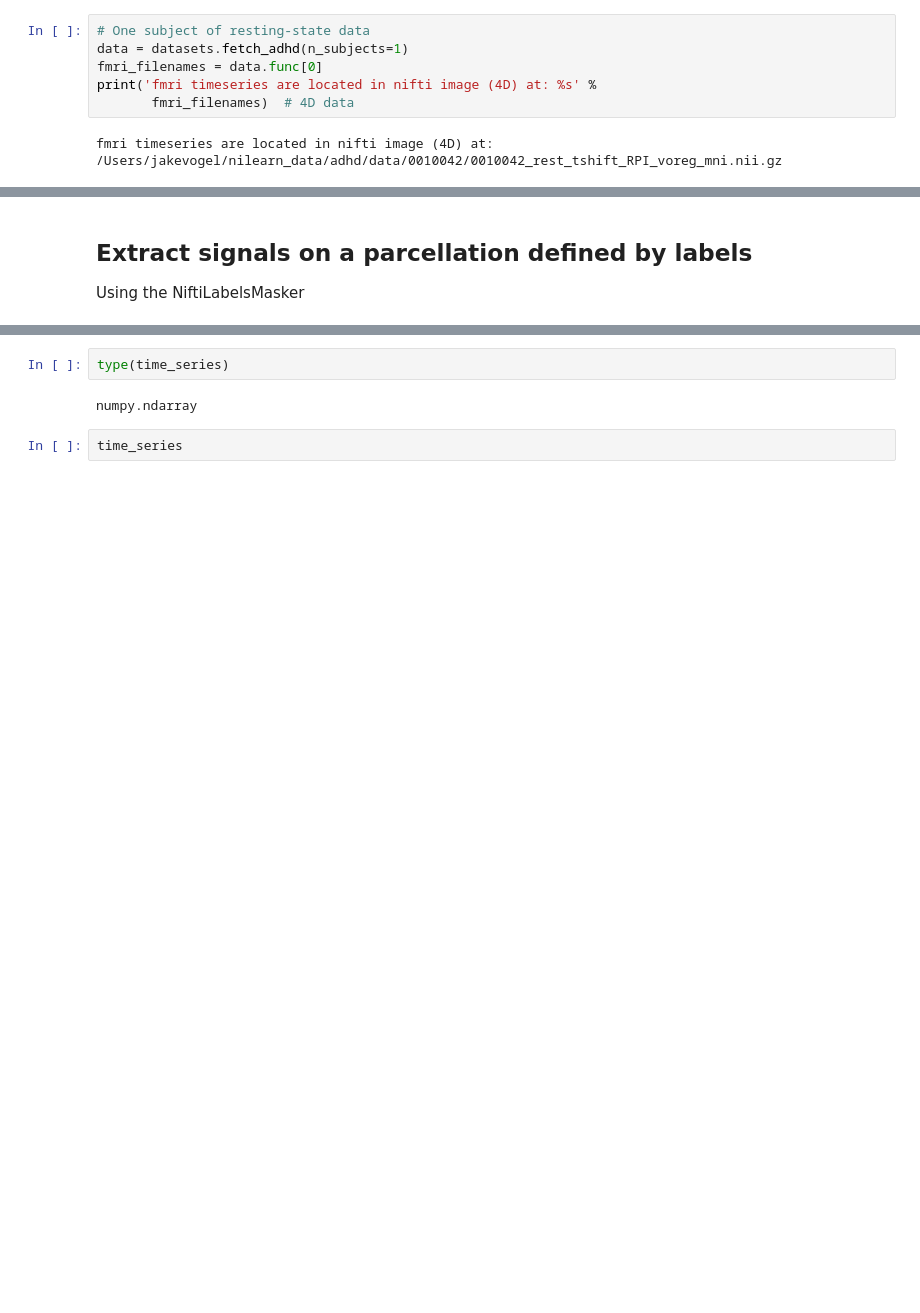
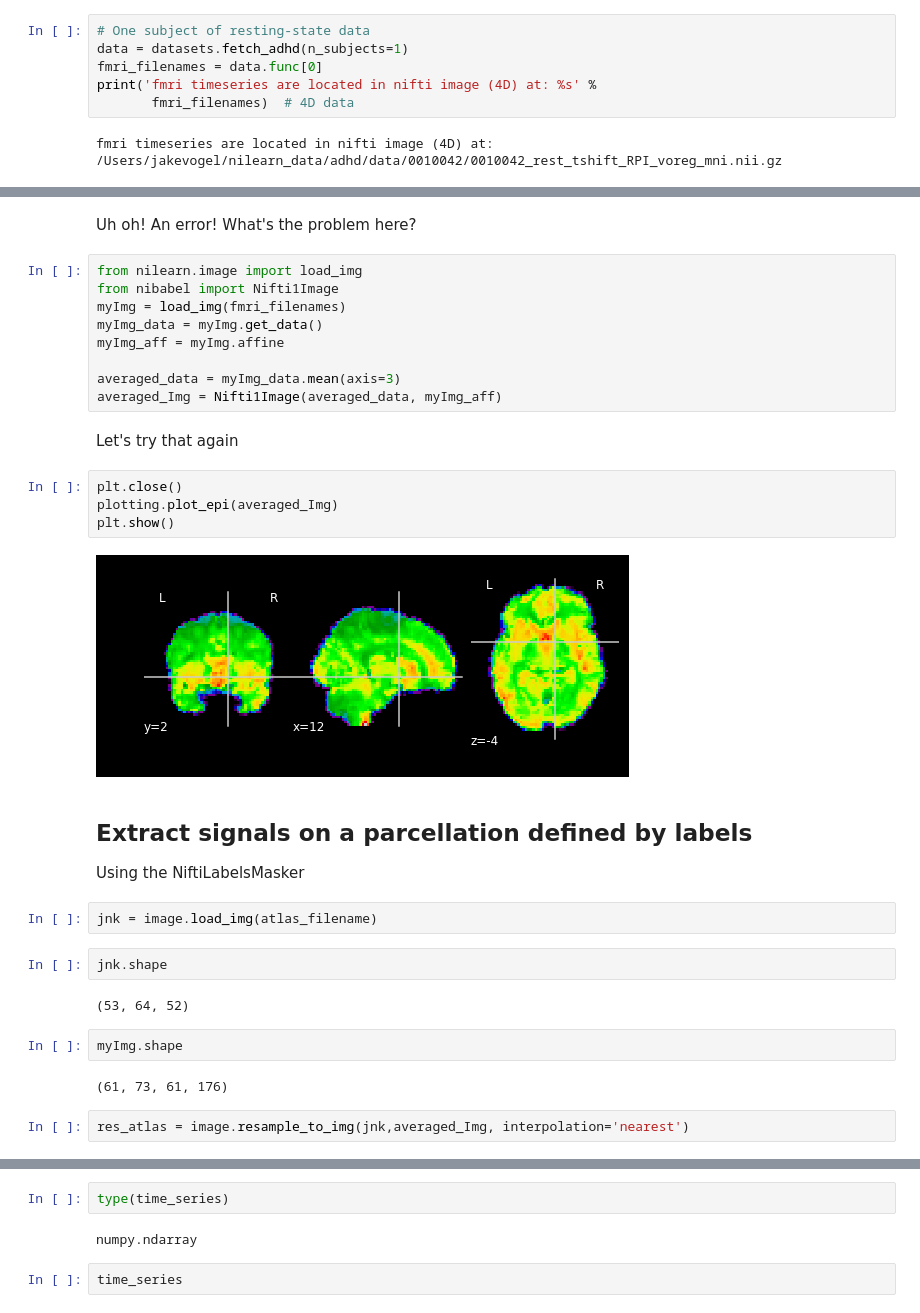
Before and after one commit to illdopejake/RS2018_Nilearn_tutorial, a Jupyter notebook: ADAPTED_plot_signal_extraction.ipynb, the cells around one changed output, grey strips where cells are left out. Drawn from its saved outputs; the diff is of its cells as text; blank space fills up the shorter version.

Commit message:
resampling error just before updating nilearn

```diff
--- a/ADAPTED_plot_signal_extraction.ipynb
+++ b/ADAPTED_plot_signal_extraction.ipynb
@@ -65,4 +79,35 @@ fmri timeseries are located in nifti image (4D) at: /Users/jakevogel/nilearn_dat
+# %% [markdown]
+Uh oh! An error! What's the problem here?
+# %%
+from nilearn.image import load_img
+from nibabel import Nifti1Image
+myImg = load_img(fmri_filenames)
+myImg_data = myImg.get_data()
+myImg_aff = myImg.affine
+
+averaged_data = myImg_data.mean(axis=3)
+averaged_Img = Nifti1Image(averaged_data, myImg_aff)
+# %% [markdown]
+Let's try that again
+# %%
+plt.close()
+plotting.plot_epi(averaged_Img)
+plt.show()
+# %% [output]
+[figure, added]
 # %% [markdown]
 Extract signals on a parcellation defined by labels
 -----------------------------------------------------
 Using the NiftiLabelsMasker
+# %%
+jnk = image.load_img(atlas_filename)
+# %%
+jnk.shape
+# %% [output]
+(53, 64, 52)
+# %%
+myImg.shape
+# %% [output]
+(61, 73, 61, 176)
+# %%
+res_atlas = image.resample_to_img(jnk,averaged_Img, interpolation='nearest')
```
Also changed, not shown: parts of 7 cells of this notebook.
